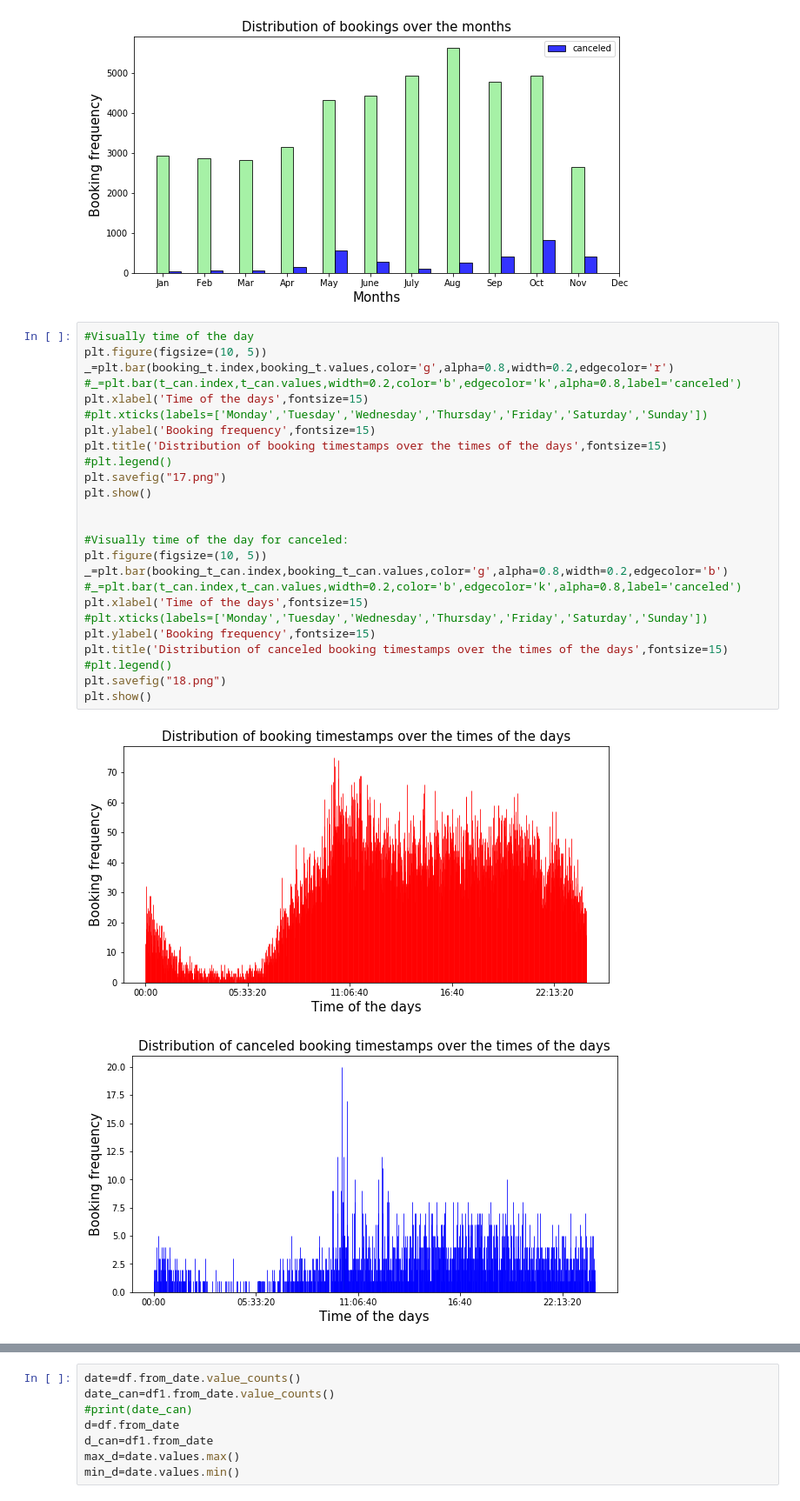
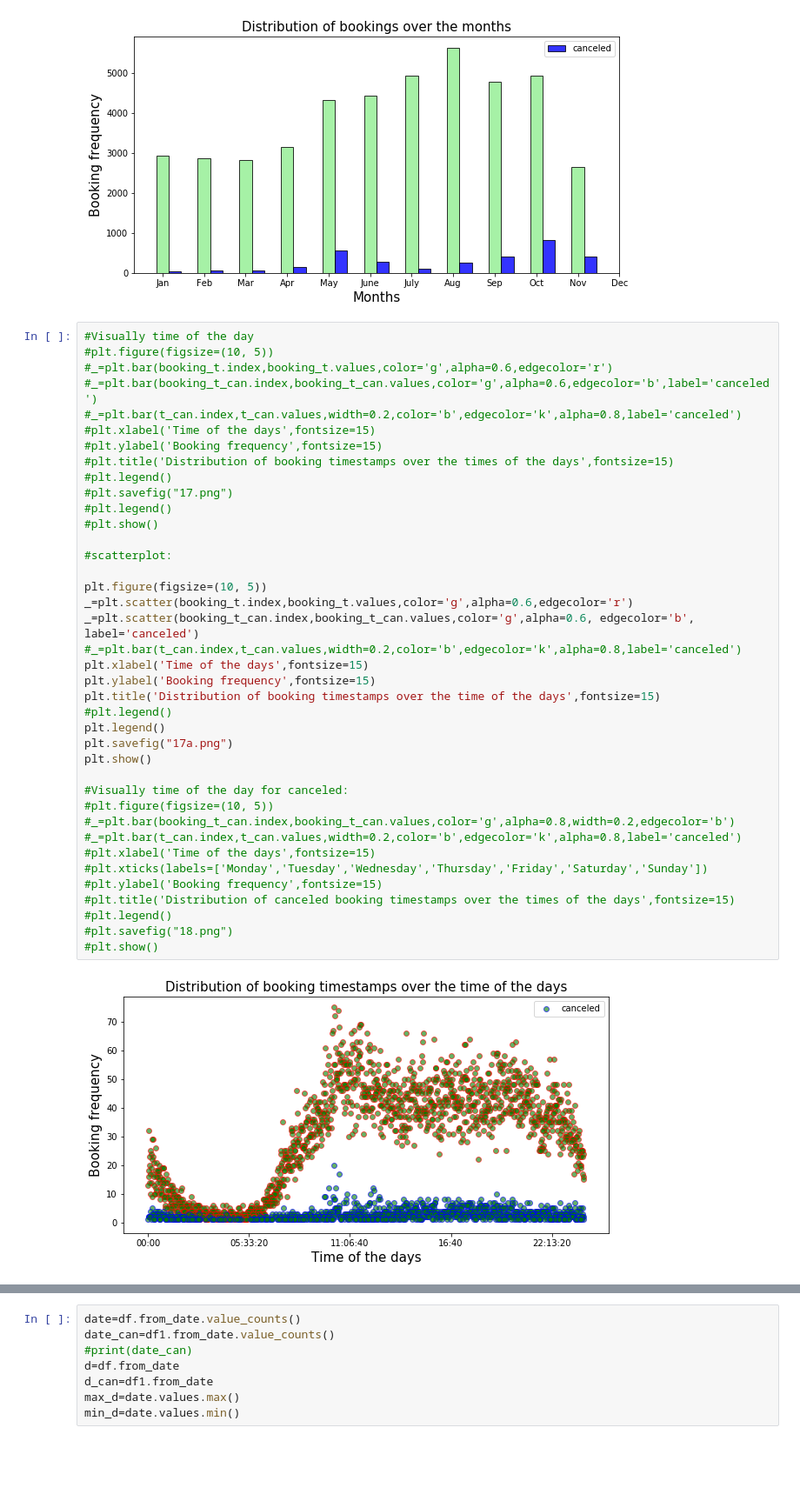
Before and after one commit to debisree/Springboard-Data-Science-Career-Track, a Jupyter notebook: Capstone_1_predicting_cab_booking_cancellation/predicting-cab-booking-cancellations-milestone.ipynb, the cells around one changed output, grey strips where cells are left out. Shown at 87% size. Cells and saved outputs as stored; diff of their text form; blank space fills up the shorter version.

```diff
--- a/Capstone_1_predicting_cab_booking_cancellation/predicting-cab-booking-cancellations-milestone.ipynb
+++ b/Capstone_1_predicting_cab_booking_cancellation/predicting-cab-booking-cancellations-milestone.ipynb
@@ -720,32 +783,45 @@ Minimum booking created at a given timestamp:1
 [figure]
 # %%
 #Visually time of the day
+#plt.figure(figsize=(10, 5))
+#_=plt.bar(booking_t.index,booking_t.values,color='g',alpha=0.6,edgecolor='r')
+#_=plt.bar(booking_t_can.index,booking_t_can.values,color='g',alpha=0.6,edgecolor='b',label='canceled')
+#_=plt.bar(t_can.index,t_can.values,width=0.2,color='b',edgecolor='k',alpha=0.8,label='canceled')
+#plt.xlabel('Time of the days',fontsize=15)
+#plt.ylabel('Booking frequency',fontsize=15)
+#plt.title('Distribution of booking timestamps over the times of the days',fontsize=15)
+#plt.legend()
+#plt.savefig("17.png")
+#plt.legend()
+#plt.show()
+
+#scatterplot:
+
 plt.figure(figsize=(10, 5))
-_=plt.bar(booking_t.index,booking_t.values,color='g',alpha=0.8,width=0.2,edgecolor='r')
+_=plt.scatter(booking_t.index,booking_t.values,color='g',alpha=0.6,edgecolor='r')
+_=plt.scatter(booking_t_can.index,booking_t_can.values,color='g',alpha=0.6, edgecolor='b', label='canceled')
 #_=plt.bar(t_can.index,t_can.values,width=0.2,color='b',edgecolor='k',alpha=0.8,label='canceled')
 plt.xlabel('Time of the days',fontsize=15)
-#plt.xticks(labels=['Monday','Tuesday','Wednesday','Thursday','Friday','Saturday','Sunday'])
 plt.ylabel('Booking frequency',fontsize=15)
-plt.title('Distribution of booking timestamps over the times of the days',fontsize=15)
+plt.title('Distribution of booking timestamps over the time of the days',fontsize=15)
 #plt.legend()
-plt.savefig("17.png")
+plt.legend()
+plt.savefig("17a.png")
 plt.show()
 
-
 #Visually time of the day for canceled:
-plt.figure(figsize=(10, 5))
-_=plt.bar(booking_t_can.index,booking_t_can.values,color='g',alpha=0.8,width=0.2,edgecolor='b')
+#plt.figure(figsize=(10, 5))
+#_=plt.bar(booking_t_can.index,booking_t_can.values,color='g',alpha=0.8,width=0.2,edgecolor='b')
 #_=plt.bar(t_can.index,t_can.values,width=0.2,color='b',edgecolor='k',alpha=0.8,label='canceled')
-plt.xlabel('Time of the days',fontsize=15)
+#plt.xlabel('Time of the days',fontsize=15)
 #plt.xticks(labels=['Monday','Tuesday','Wednesday','Thursday','Friday','Saturday','Sunday'])
-plt.ylabel('Booking frequency',fontsize=15)
-plt.title('Distribution of canceled booking timestamps over the times of the days',fontsize=15)
+#plt.ylabel('Booking frequency',fontsize=15)
+#plt.title('Distribution of canceled booking timestamps over the times of the days',fontsize=15)
 #plt.legend()
-plt.savefig("18.png")
-plt.show()
+#plt.savefig("18.png")
+#plt.show()
 # %% [output]
-[figure, old version]
+[figure, new version]
-[figure, removed]
 # %% [markdown]
 
 ### 2.k) Timestamp of the actual ride:
```
Also changed, not shown: parts of 19 cells of this notebook.
